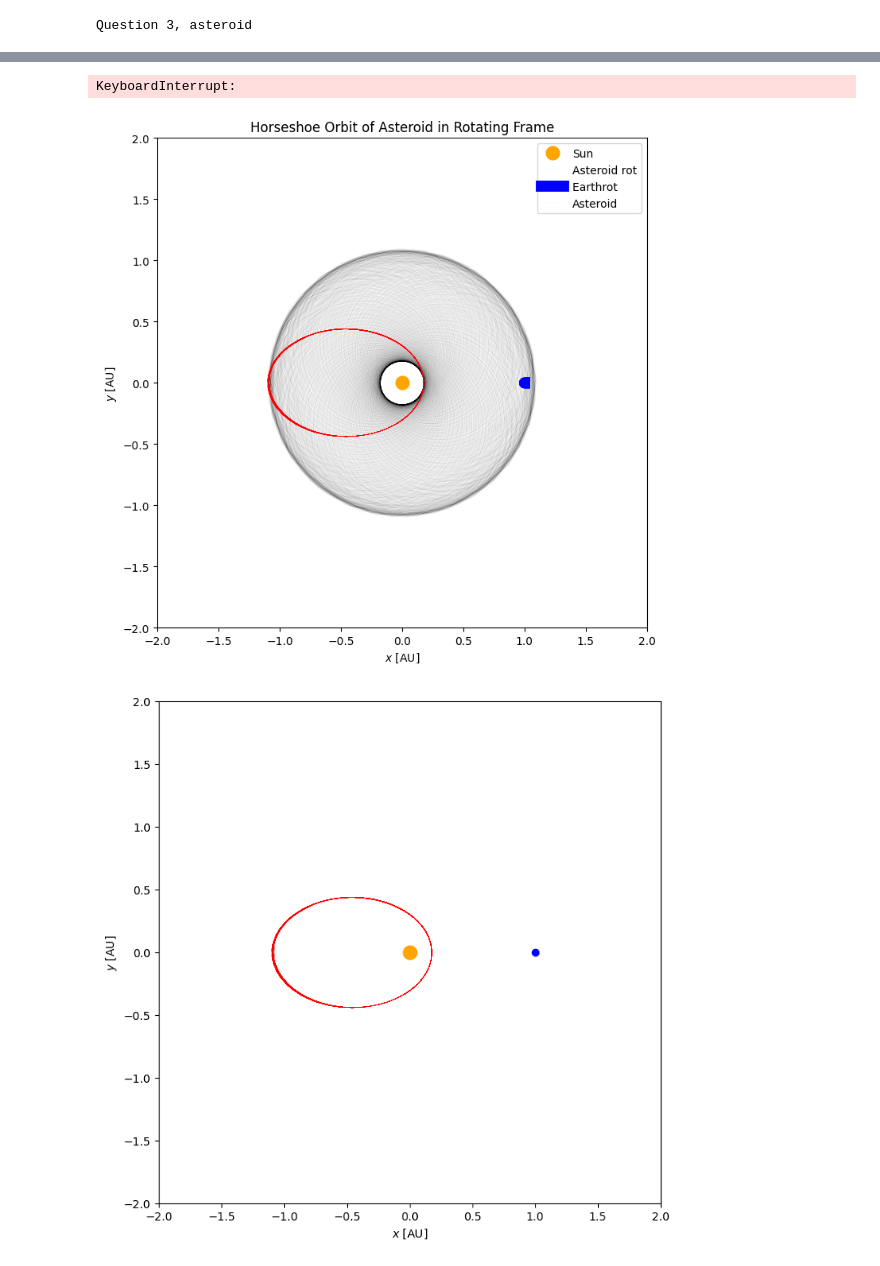
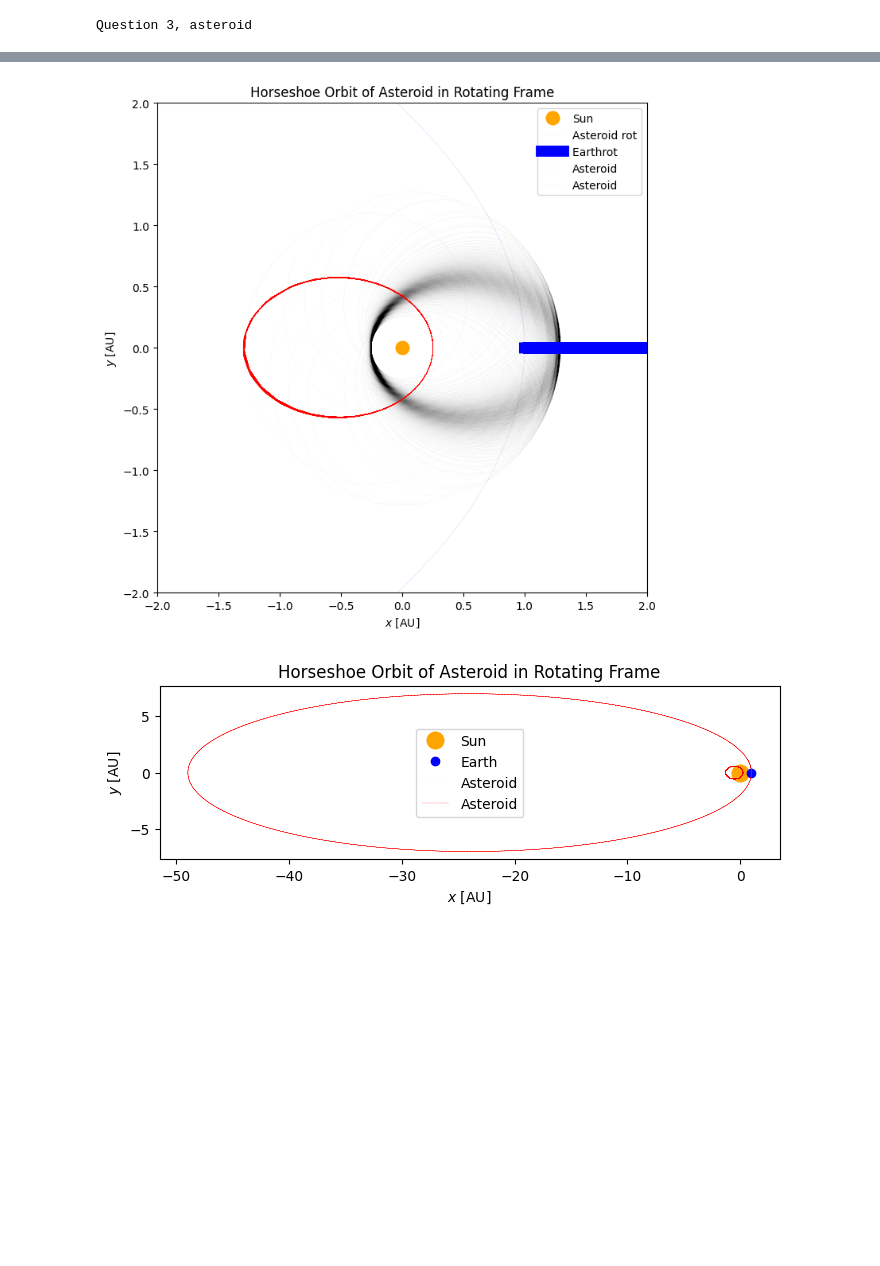
Before and after one commit to arir2001/mitchison_lab2, a Jupyter notebook: orbits/orbits_hw.ipynb, the cells around one changed output, grey strips where cells are left out. Drawn from its saved outputs; the diff is of its cells as text; code cells hidden in the pictures; blank space fills up the shorter version.

```diff
--- a/orbits/orbits_hw.ipynb
+++ b/orbits/orbits_hw.ipynb
@@ -505,14 +505,14 @@ $$y_{\rm new} = x_{\rm old}  \sin(-\theta) +y_{\rm old}  \cos (-\theta)$$
 
 print('Question 3, asteroid')
 
-otherstarting = [1.0]
+otherstarting = [1.4]
 otherstarting2 = [1.0, 0.8, 1.4, 3.2]
 
 otherdata = []
 
 num = 3
 mass = [3E-6, 0.1E-10, 1.0]  #earth, asteroid, solar masses
-x0s = [1, -1.1, 0]          #earth, asteroid, solar radiuses in AU
+x0s = [1, -1.3, 0]          #earth, asteroid, solar radiuses in AU
 y0s = [0, 0, 0]
 vx0 = [0, 0, 0]
 
@@ -522,7 +522,7 @@ t = np.linspace(t_min, t_max, 5000)  # Use 5000 time points for a smooth plot
 #generate data for the other cases also -- using vy0, multiply the force by random constants.
 
 #same time frame as the previous times
-for c in range(1):
+for c in range(len(otherstarting)):
     co = otherstarting[c]
 
     vy0 = [2 * np.pi*co, 2 * np.pi * 0.5, 0]  # Slightly reduce the asteroid's speed
@@ -581,37 +563,36 @@ ax.set_aspect('equal')
 ax.plot(0, 0, 'o', ms=12, color='orange', zorder=0, label='Sun')  # Sun at the origin
 #ax.scatter(ast_x_rot, ast_y_rot, label='Asteroid rot', s=0.1)
 ax.plot(ast_x_rot, ast_y_rot, label='Asteroid rot', linewidth = 0.01, color = 'black')
 
 ax.plot(earth_x_rot, earth_y_rot, label='Earthrot ', linewidth = 10, color='blue')
 #ax.plot(earth_x, earth_y, label='Earth', linestyle='--', color='blue')
 
 ax.plot( ast_x, ast_y , label='Asteroid', linestyle='--', color='red', linewidth = 0.02)
+ax.plot( earth_x, earth_y , label='Asteroid', linestyle='--', color='blue', linewidth = 0.02)
 
 ax.set_xlim([-2, 2])
 ax.set_ylim([-2, 2])
 ax.set_xlabel('$x$ [AU]')
 ax.set_ylabel('$y$ [AU]')
 ax.legend()
 plt.title('Horseshoe Orbit of Asteroid in Rotating Frame')
 #plt.show()
 
 # Plot the results
 fig, ax = plt.subplots(figsize=(8, 8))
 ax.set_aspect('equal')
 ax.plot(0, 0, 'o', ms=12, color='orange', zorder=0, label='Sun')  # Sun at the origin
 ax.plot(1, 0, 'o', color='blue', label='Earth')  # Earth appears stationary at (1, 0)
 ax.plot( ast_x, ast_y , label='Asteroid', linestyle='--', color='red', linewidth = 0.02)
-#ax.plot(earth_x, earth_y, label='Asteroid', linestyle='--', color='red', linewidth = 0.02)
+ax.plot(earth_x, earth_y, label='Asteroid', linestyle='--', color='red', linewidth = 0.2)
 
-ax.set_xlim([-2, 2])
-ax.set_ylim([-2, 2])
+
 ax.set_xlabel('$x$ [AU]')
 ax.set_ylabel('$y$ [AU]')
 ax.legend()
 plt.title('Horseshoe Orbit of Asteroid in Rotating Frame')
 plt.show()
 # %% [output]
-KeyboardInterrupt:
-[figure, old version]
+[figure, new version]
-[figure, old version]
+[figure, new version]
 # %%
```
Also changed, not shown: parts of 2 cells of this notebook.
